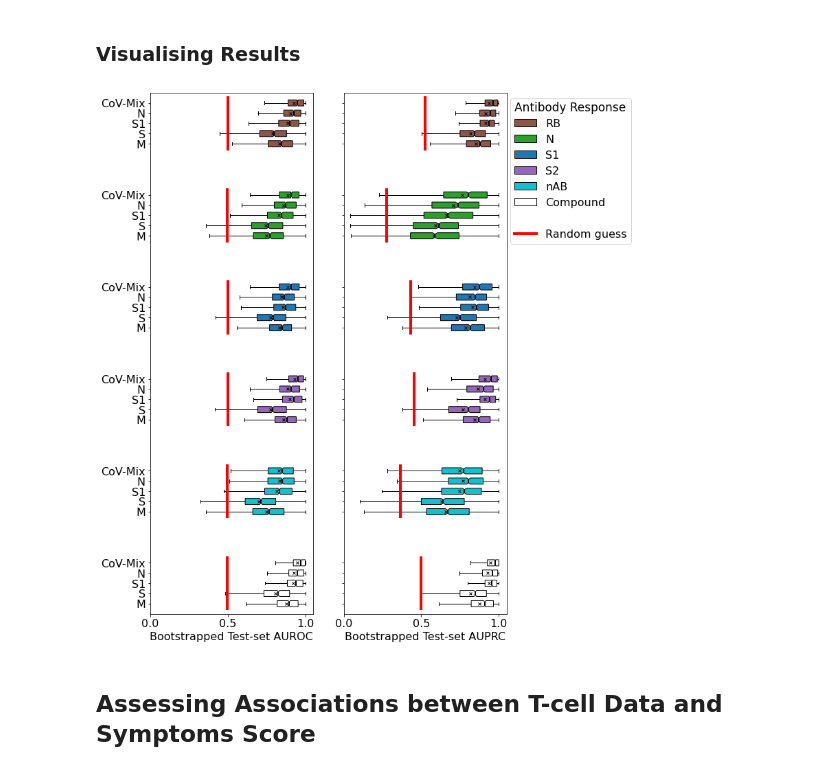
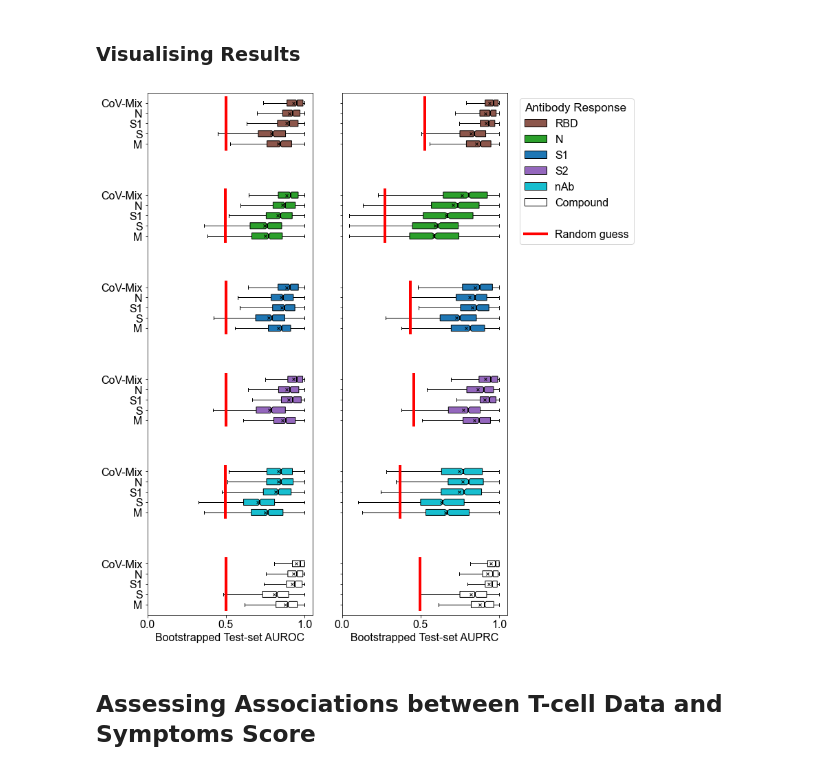
Before and after one commit to i6092467/t-cells-response-sars-cov-2, a Jupyter notebook: final_analysis.ipynb, the cells around one changed output. Cells and saved outputs as stored; diff of their text form; code cells hidden in the pictures.

```diff
--- a/final_analysis.ipynb
+++ b/final_analysis.ipynb
@@ -228,6 +226,8 @@ findfont: Font family ['serif'] not found. Falling back to DejaVu Sans.
 # %%
 # Percentage data
 df_tcell_p, feature_names_p = construct_tcell_df(df_included, feature_type='perc', scale=True)
+# Unscaled
+df_tcell_p_unsc, feature_names_p_unsc = construct_tcell_df(df_included, feature_type='perc', scale=False)
 # %%
 # Data point labels defined based on compound response
 cls = np.copy(compound_response)
@@ -1141,35 +1189,35 @@ for patch, color in zip(bx_nab['boxes'], colors):
     patch.set_facecolor(color)
 ax[1].plot([np.nanmean(metrics_proba_r_nab[:, 1]), np.nanmean(metrics_proba_r_nab[:, 1])], [-22.25, -24.75],
          c='red', linewidth=4)
 
 bx_cons = ax[1].boxplot(auprcs_cons, positions=[-27.0, -27.5, -28.0, -28.5, -29.0], showfliers=False,
                       labels=['', '', '', '', ''], notch=True, patch_artist=True, vert=False,
                       showmeans=True, medianprops=medianprops, meanprops=meanpointprops)
 colors = ['white' for i in range(7)]
 for patch, color in zip(bx_cons['boxes'], colors):
     patch.set_facecolor(color)
 ax[1].plot([np.nanmean(metrics_proba_r_cons[:, 1]), np.nanmean(metrics_proba_r_cons[:, 1])], [-26.75, -29.25],
          c='red', linewidth=4)
 
 ax[1].legend(['Antibody Response', bx_rbd["boxes"][0], bx_n["boxes"][0], bx_s1["boxes"][0],
               bx_s2["boxes"][0], bx_nab["boxes"][0], bx_cons["boxes"][0], '',
               Line2D([0], [0], color='red', lw=4)],
-             ['', 'RB', 'N', 'S1', 'S2', 'nAB', 'Compound', '', 'Random guess'],
+             ['', 'RBD', 'N', 'S1', 'S2', 'nAb', 'Compound', '', 'Random guess'],
              handler_map={'Antibody Response': LegendTitle({'fontsize': 17}),
                          '': LegendTitle({'fontsize': 17})},
              loc='upper right',  bbox_to_anchor=(1.8, 1))
 
 ax[1].set_xlabel('Bootstrapped Test-set AUPRC')
 
 ax[1].set_xlim([0, 1.05])
 
 
 plt.tight_layout(pad=2.0)
 
 plt.savefig(fname="figures/antibody_boxplots.svg", dpi=300, bbox_inches='tight')
 plt.savefig(fname="figures/antibody_boxplots.pdf", dpi=300, bbox_inches='tight')
 # %% [output]
-[figure, old version]
+[figure, new version]
 # %% [markdown]
 ## Assessing Associations between T-cell Data and Symptoms Score
 # %%
```
Also changed, not shown: parts of 8 cells of this notebook, 1 other file.
